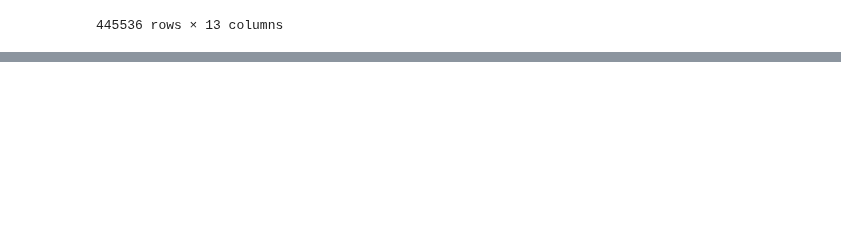
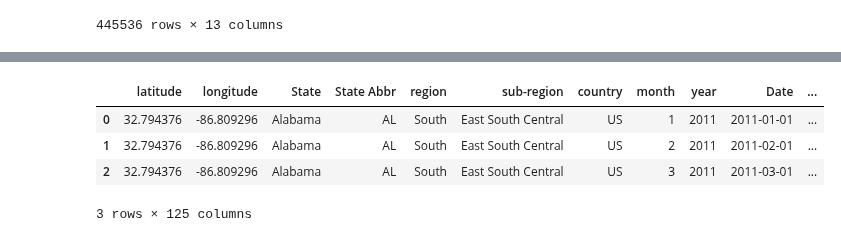
Before and after one commit to fraserclaire/Group3_Project4, a Jupyter notebook: pete files/capstone_project.ipynb, the cells around one changed output, grey strips where cells are left out. Saved outputs shown, nothing was run; the diff lists cells and outputs as text; code cells hidden in the pictures; blank space fills up the shorter version.

```diff
--- a/pete files/capstone_project.ipynb
+++ b/pete files/capstone_project.ipynb
@@ -508,0 +194,10 @@ PermissionError: [Errno 13] Permission denied: 'annual_all_weather_and_energy.cs
+# %%
+annual_weather['max_temp_avg'] = annual_weather.groupby(['Date', 'State'])['temp_max'].transform('mean')
+annual_weather['min_temp_avg'] = annual_weather.groupby(['Date', 'State'])['temp_min'].transform('mean')
+annual_weather['daylight_hr_avg'] = annual_weather.groupby(['Date', 'State'])['daylight'].transform('mean')/3600
+annual_weather['rain_avg'] = annual_weather.groupby(['Date', 'State'])['rain_sum'].transform('mean')
+annual_weather['snowfall_avg'] = annual_weather.groupby(['Date', 'State'])['snowfall_sum'].transform('mean')
+
+annual_weather = annual_weather.drop(columns = ['temp_max', 'temp_min','daylight','rain_sum','snowfall_sum'])
+annual_weather_no_dups = annual_weather.drop_duplicates()
+annual_weather_no_dups
@@ -508,0 +234,12 @@ PermissionError: [Errno 13] Permission denied: 'annual_all_weather_and_energy.cs
+# %%
+#ten year with months weather data filter
+filter_start = '2011-01-01'
+filter_end = '2020-12-31'
+
+year_begin = (annual_weather_no_dups['Date'] >= filter_start)
+year_end = (annual_weather_no_dups['Date'] <= filter_end)
+
+# apply the filters
+ten_yr_filtered_weather = annual_weather_no_dups.loc[year_begin & year_end]
+
+ten_yr_filtered_weather.head()
@@ -508,0 +287,21 @@ PermissionError: [Errno 13] Permission denied: 'annual_all_weather_and_energy.cs
+# %%
+# sum the fossil fuel data for 10yrs
+summed_energy_weather = weather_energy_merged
+summed_energy_weather['2011-(Fossil)'] = summed_energy_weather['2011(N)'] + summed_energy_weather['2011(C)'] + summed_energy_weather['2011(P)'] + summed_energy_weather['2011(G)']
+summed_energy_weather['2012-(Fossil)'] = summed_energy_weather['2012(N)'] + summed_energy_weather['2012(C)'] + summed_energy_weather['2012(P)'] + summed_energy_weather['2012(G)']
+summed_energy_weather['2013-(Fossil)'] = summed_energy_weather['2013(N)'] + summed_energy_weather['2013(C)'] + summed_energy_weather['2013(P)'] + summed_energy_weather['2013(G)']
+summed_energy_weather['2014-(Fossil)'] = summed_energy_weather['2014(N)'] + summed_energy_weather['2014(C)'] + summed_energy_weather['2014(P)'] + summed_energy_weather['2014(G)']
+summed_energy_weather['2015-(Fossil)'] = summed_energy_weather['2015(N)'] + summed_energy_weather['2015(C)'] + summed_energy_weather['2015(P)'] + summed_energy_weather['2015(G)']
+summed_energy_weather['2016-(Fossil)'] = summed_energy_weather['2016(N)'] + summed_energy_weather['2016(C)'] + summed_energy_weather['2016(P)'] + summed_energy_weather['2016(G)']
+summed_energy_weather['2017-(Fossil)'] = summed_energy_weather['2017(N)'] + summed_energy_weather['2017(C)'] + summed_energy_weather['2017(P)'] + summed_energy_weather['2017(G)']
+summed_energy_weather['2018-(Fossil)'] = summed_energy_weather['2018(N)'] + summed_energy_weather['2018(C)'] + summed_energy_weather['2018(P)'] + summed_energy_weather['2018(G)']
+summed_energy_weather['2019-(Fossil)'] = summed_energy_weather['2019(N)'] + summed_energy_weather['2019(C)'] + summed_energy_weather['2019(P)'] + summed_energy_weather['2019(G)']
+summed_energy_weather['2020-(Fossil)'] = summed_energy_weather['2020(N)'] + summed_energy_weather['2020(C)'] + summed_energy_weather['2020(P)'] + summed_energy_weather['2020(G)']
+
+summed_energy_weather.head(3)
+# %% [output]
+|  | latitude | longitude | State | State Abbr | region | sub-region | country | month | year | Date | ... |
+| 0 | 32.794376 | -86.809296 | Alabama | AL | South | East South Central | US | 1 | 2011 | 2011-01-01 | ... |
+| 1 | 32.794376 | -86.809296 | Alabama | AL | South | East South Central | US | 2 | 2011 | 2011-02-01 | ... |
+| 2 | 32.794376 | -86.809296 | Alabama | AL | South | East South Central | US | 3 | 2011 | 2011-03-01 | ... |
+3 rows × 125 columns
```
Also changed, not shown: parts of 44 cells of this notebook, 12 other files.
